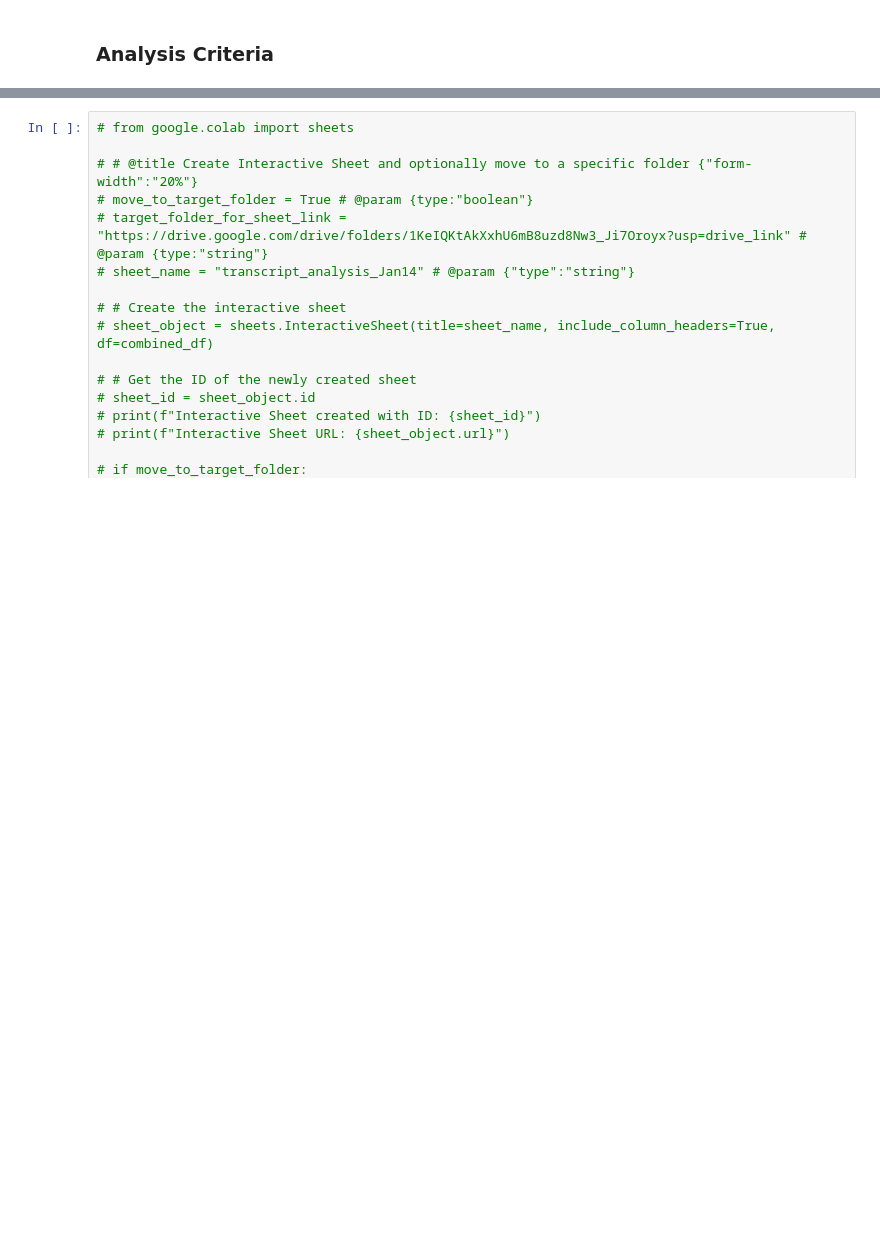
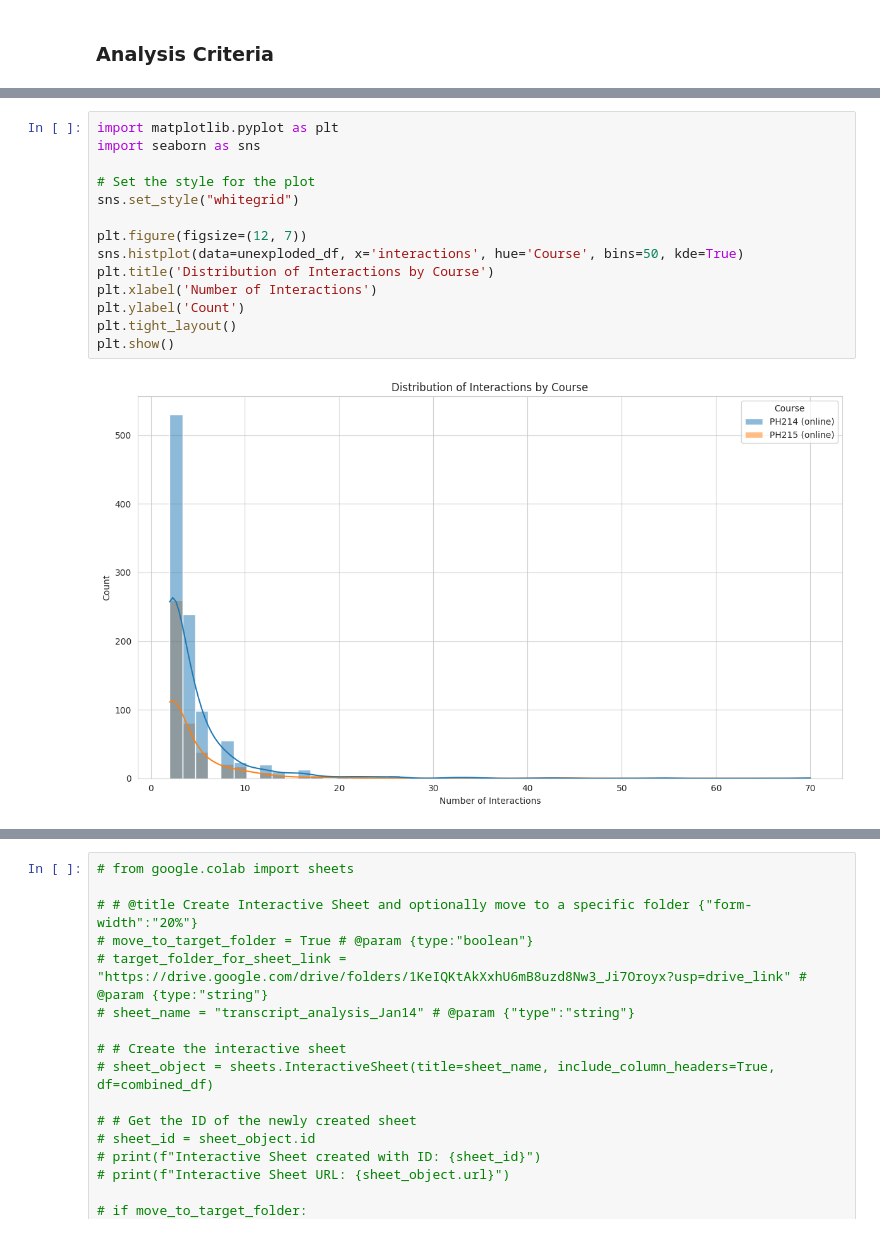
Before and after one commit to PeaceAndLongLife/Analysis-Colab, a Jupyter notebook: notebooks/Data_transcript_statistics.ipynb, the cells around one changed output, grey strips where cells are left out. Drawn from its saved outputs; the diff is of its cells as text; blank space fills up the shorter version.

```diff
--- a/notebooks/Data_transcript_statistics.ipynb
+++ b/notebooks/Data_transcript_statistics.ipynb
@@ -206,3 +363,19 @@ analyze_hist(unexploded_df, drop_counts_under, 'interactions', 'Interaction Coun
+# %%
+import matplotlib.pyplot as plt
+import seaborn as sns
+
+# Set the style for the plot
+sns.set_style("whitegrid")
+
+plt.figure(figsize=(12, 7))
+sns.histplot(data=unexploded_df, x='interactions', hue='Course', bins=50, kde=True)
+plt.title('Distribution of Interactions by Course')
+plt.xlabel('Number of Interactions')
+plt.ylabel('Count')
+plt.tight_layout()
+plt.show()
+# %% [output]
+[figure, added]
 # %%
 print("----\n\n")
 
```
Also changed, not shown: parts of 21 cells of this notebook.
